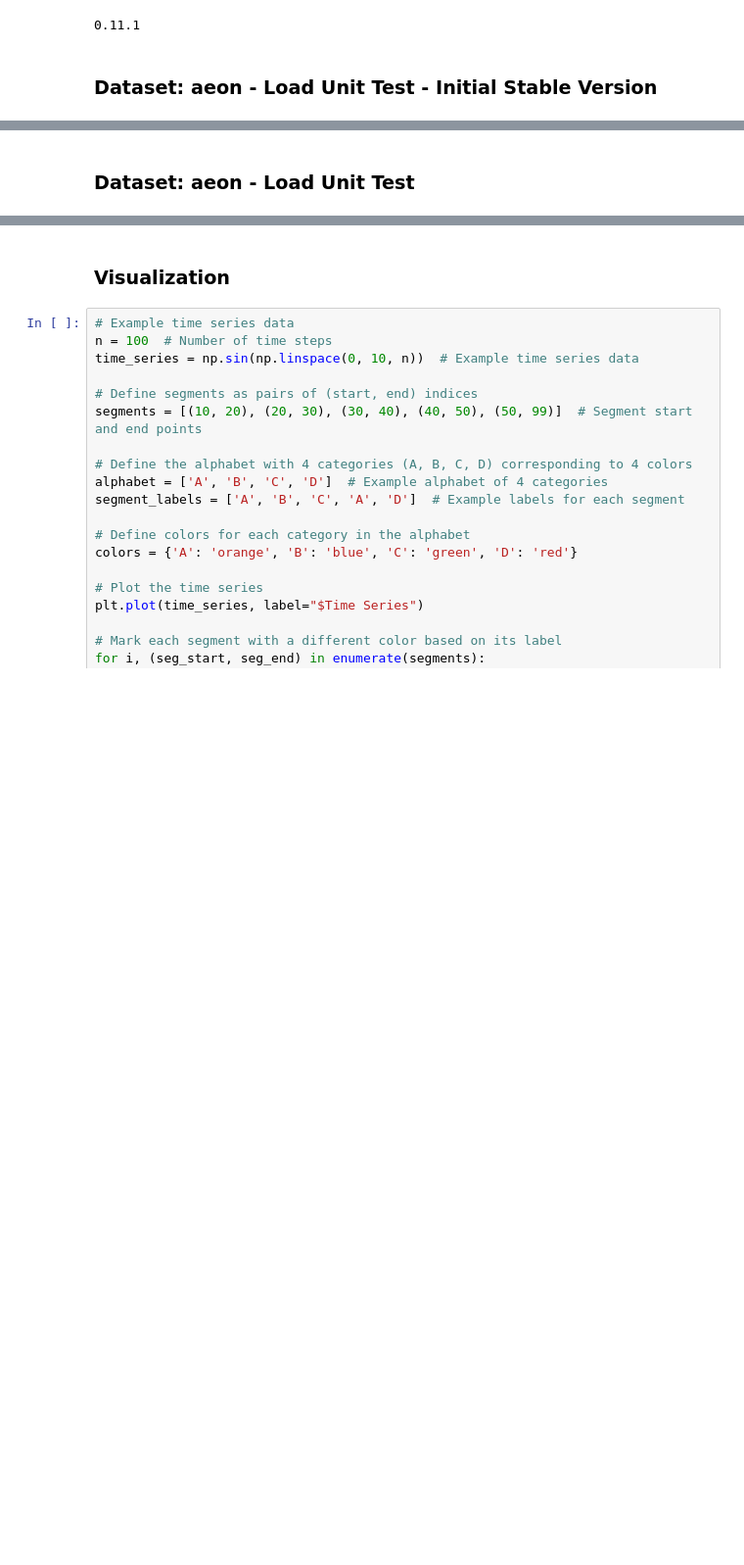
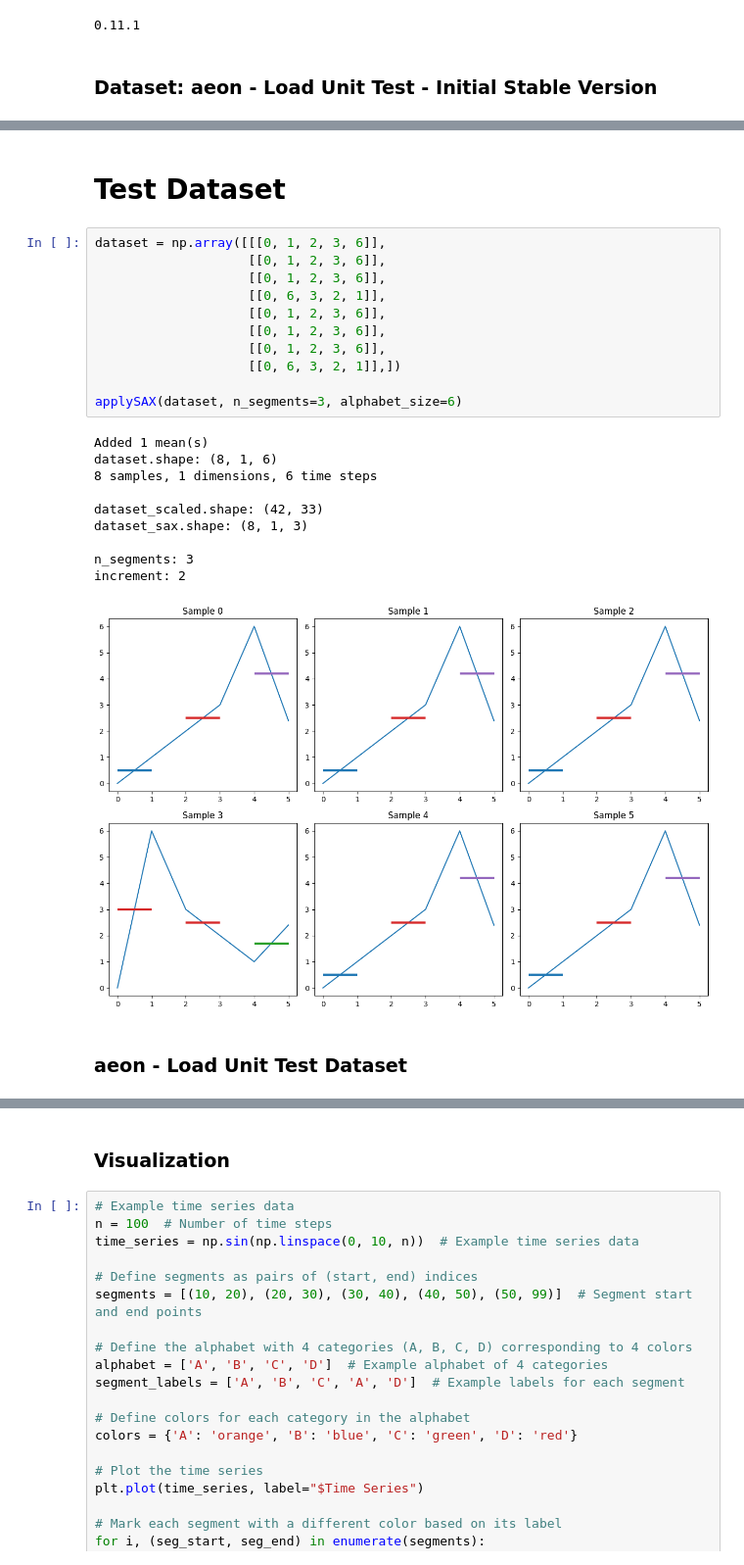
Before and after one commit to bwinner1/NeSyTimeseries, a Jupyter notebook: SAX.ipynb, the cells around one changed output, grey strips where cells are left out. Shown: that part at 98% size. Saved outputs shown, nothing was run; the diff lists cells and outputs as text; blank space fills up the shorter version.

Commit message:
mean filler function done

```diff
--- a/SAX.ipynb
+++ b/SAX.ipynb
@@ -76,2 +167,26 @@ plt.show()
+# %% [markdown]
+# Test Dataset
+# %%
+dataset = np.array([[[0, 1, 2, 3, 6]],
+                    [[0, 1, 2, 3, 6]],
+                    [[0, 1, 2, 3, 6]],
+                    [[0, 6, 3, 2, 1]],
+                    [[0, 1, 2, 3, 6]],
+                    [[0, 1, 2, 3, 6]],
+                    [[0, 1, 2, 3, 6]],
+                    [[0, 6, 3, 2, 1]],])
+
+applySAX(dataset, n_segments=3, alphabet_size=6)
+# %% [output]
+Added 1 mean(s)
+dataset.shape: (8, 1, 6)
+8 samples, 1 dimensions, 6 time steps
+
+dataset_scaled.shape: (42, 33)
+dataset_sax.shape: (8, 1, 3)
+
+n_segments: 3
+increment: 2
+[figure, added]
 # %% [markdown]
-### Dataset: aeon - Load Unit Test
+### aeon - Load Unit Test Dataset
```
Also changed, not shown: parts of 9 cells of this notebook.
